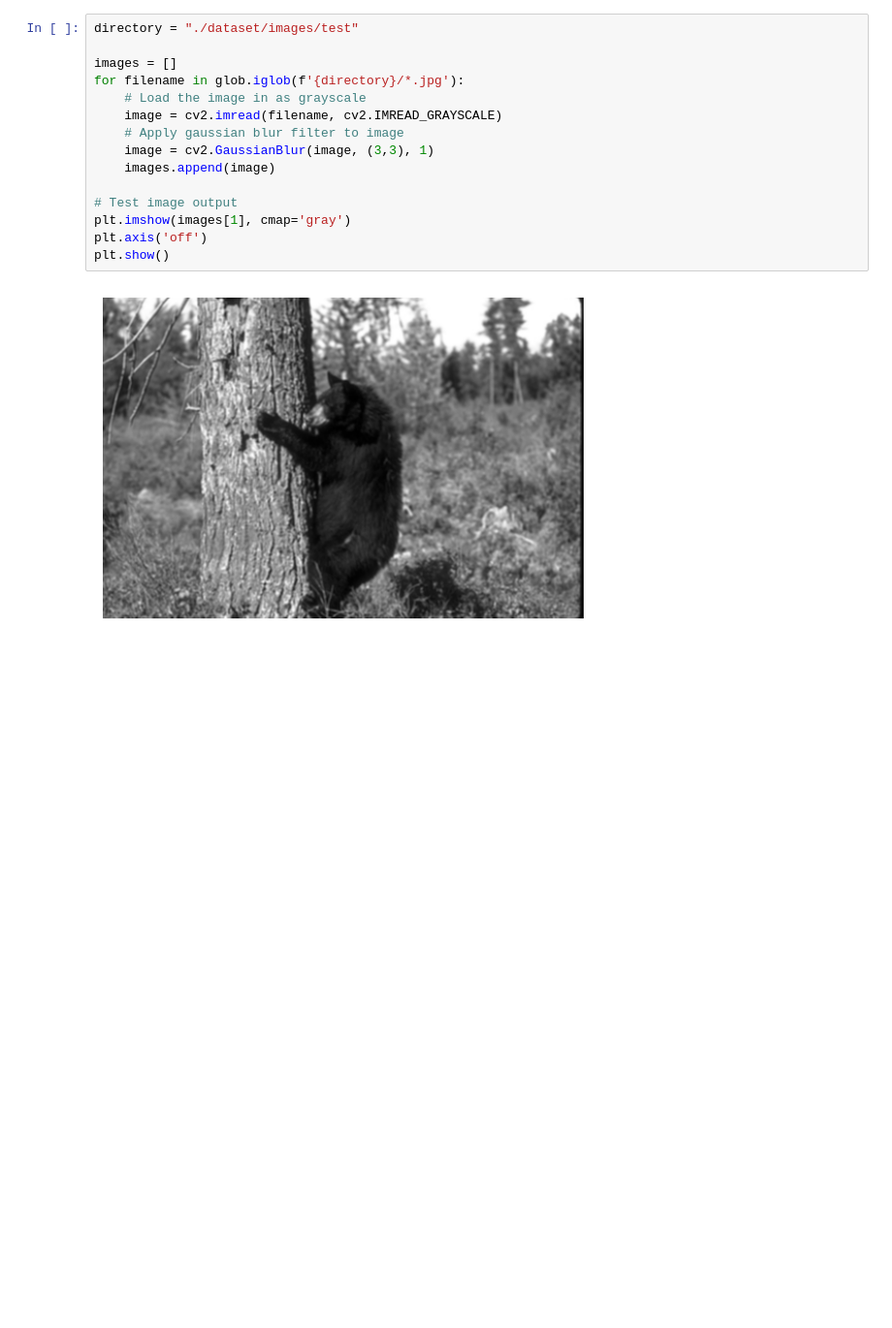
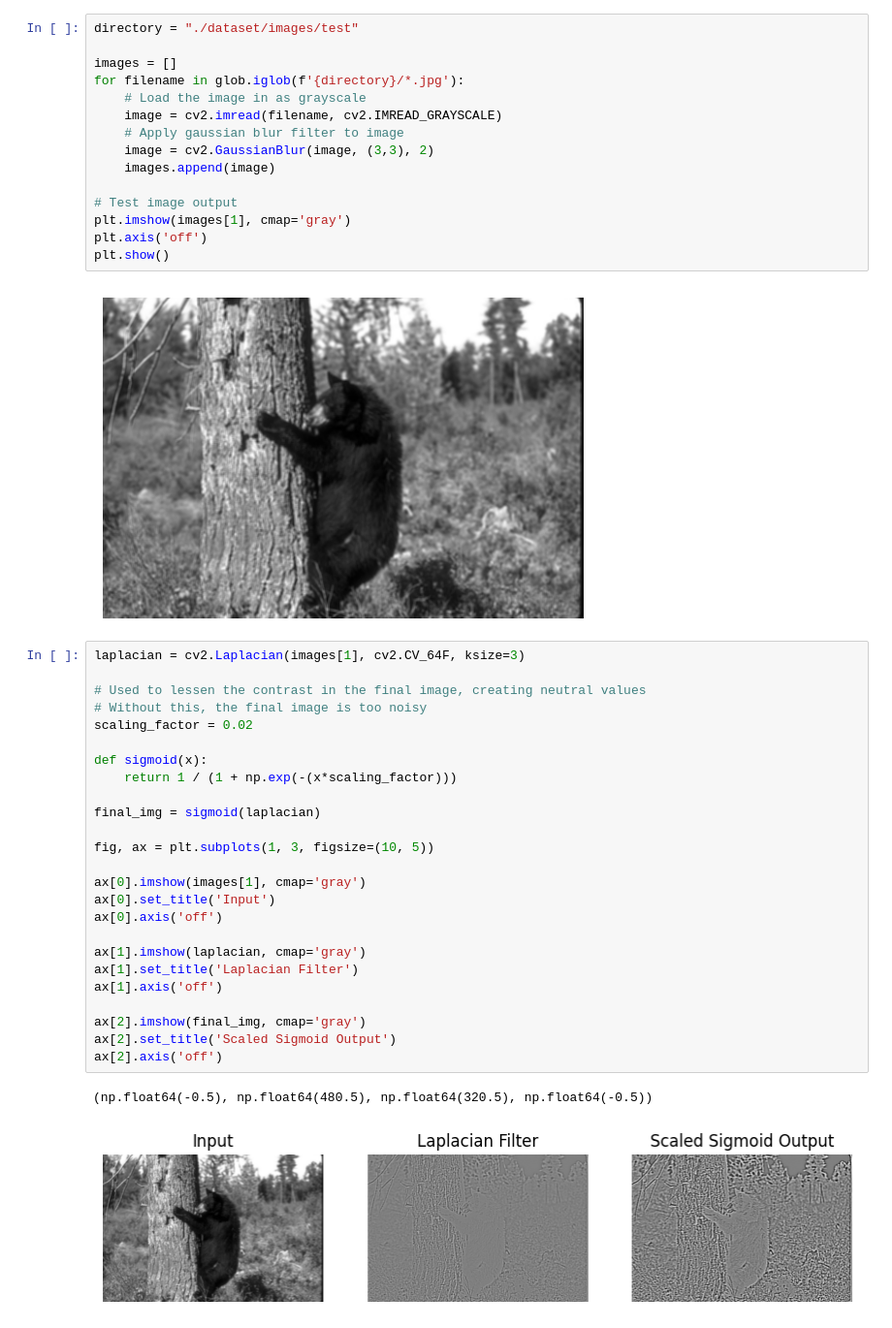
Before and after one commit to gradybos/bipolar-cell-simulation, a Jupyter notebook: display.ipynb, the cells around one changed output. Shown at 97% size. Saved outputs shown, nothing was run; the diff lists cells and outputs as text; blank space fills up the shorter version.

```diff
--- a/display.ipynb
+++ b/display.ipynb
@@ -16,7 +16,7 @@ for filename in glob.iglob(f'{directory}/*.jpg'):
     # Load the image in as grayscale
     image = cv2.imread(filename, cv2.IMREAD_GRAYSCALE)
     # Apply gaussian blur filter to image
-    image = cv2.GaussianBlur(image, (3,3), 1)
+    image = cv2.GaussianBlur(image, (3,3), 2)
     images.append(image)
 
 # Test image output
@@ -25,3 +25,31 @@ plt.axis('off')
 plt.show()
 # %% [output]
 [figure]
+# %%
+laplacian = cv2.Laplacian(images[1], cv2.CV_64F, ksize=3)
+
+# Used to lessen the contrast in the final image, creating neutral values
+# Without this, the final image is too noisy
+scaling_factor = 0.02
+
+def sigmoid(x):
+    return 1 / (1 + np.exp(-(x*scaling_factor)))
+
+final_img = sigmoid(laplacian)
+
+fig, ax = plt.subplots(1, 3, figsize=(10, 5))
+
+ax[0].imshow(images[1], cmap='gray')
+ax[0].set_title('Input')
+ax[0].axis('off')
+
+ax[1].imshow(laplacian, cmap='gray')
+ax[1].set_title('Laplacian Filter')
+ax[1].axis('off')
+
+ax[2].imshow(final_img, cmap='gray')
+ax[2].set_title('Scaled Sigmoid Output')
+ax[2].axis('off')
+# %% [output]
+(np.float64(-0.5), np.float64(480.5), np.float64(320.5), np.float64(-0.5))
+[figure, added]
```
